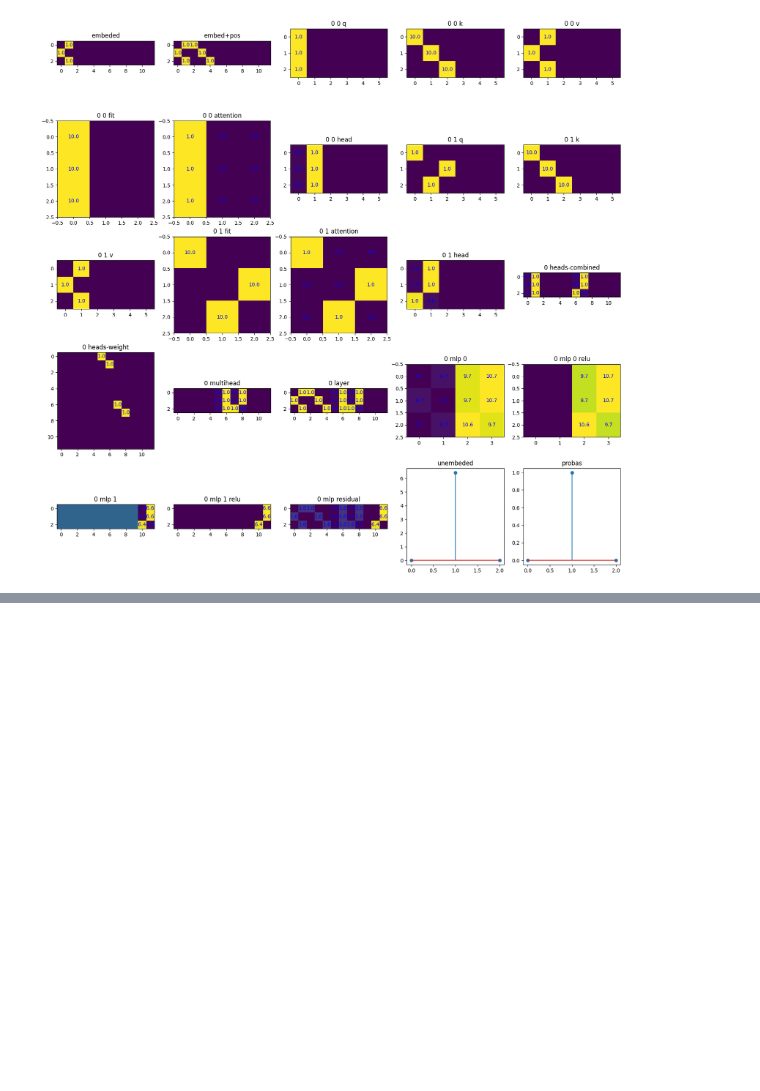
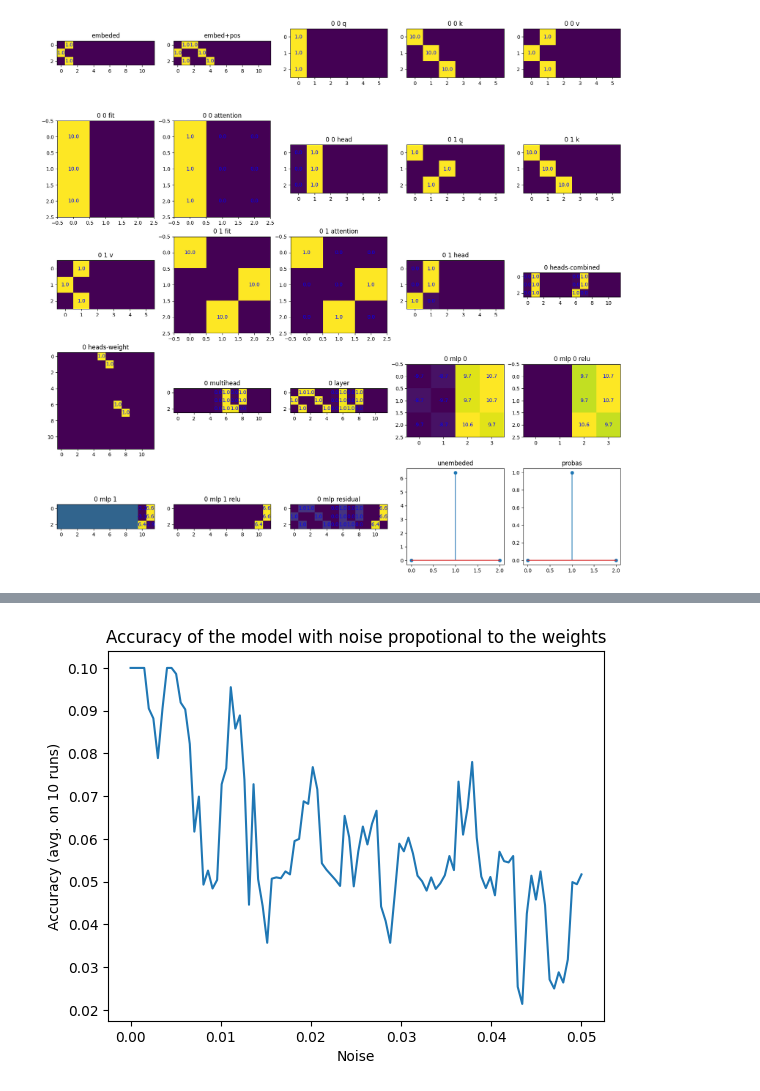
Before and after one commit to ddorn/hand-transformers, a Jupyter notebook: handmade.ipynb, the cells around one changed output, grey strips where cells are left out. Cells and saved outputs as stored; diff of their text form; code cells hidden in the pictures; blank space fills up the shorter version.

Commit message:
wip: explore with perturbations

```diff
--- a/handmade.ipynb
+++ b/handmade.ipynb
@@ -157,0 +178,13 @@ Loss: 0.56  Accuracy: 1000 / 1000
+# %%
+from solutions.if_then_else import if_then_else, EXO
+
+handmade = if_then_else()
+
+average = 10
+noise_levels = torch.linspace(0, 0.05, 100)
+accuracy = []
+for noise in noise_levels:
+    acc = 0
+    for _ in range(average):
+        acc += EXO.test(perturb(handmade, noise), 100)[0]
+    accuracy.append(acc / average)
@@ -157,0 +209,9 @@ Loss: 0.56  Accuracy: 1000 / 1000
+# %%
+# Plot accuracy vs noise
+plt.plot(noise_levels, torch.Tensor(accuracy) / 1000)
+plt.xlabel("Noise")
+plt.ylabel(f"Accuracy (avg. on {average} runs)")
+plt.title("Accuracy of the model with noise propotional to the weights")
+plt.show()
+# %% [output]
+[figure, added]
```
Also changed, not shown: parts of 14 cells of this notebook, 1 other file.
